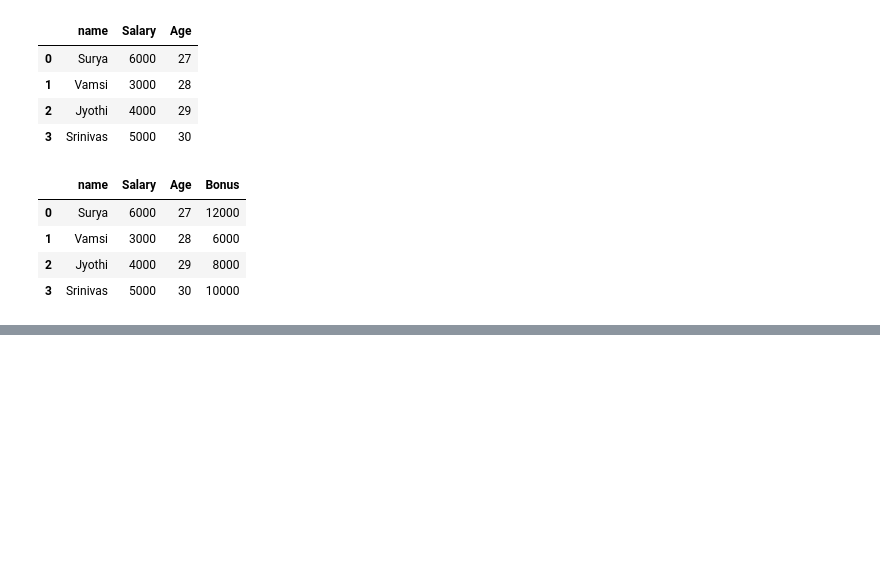
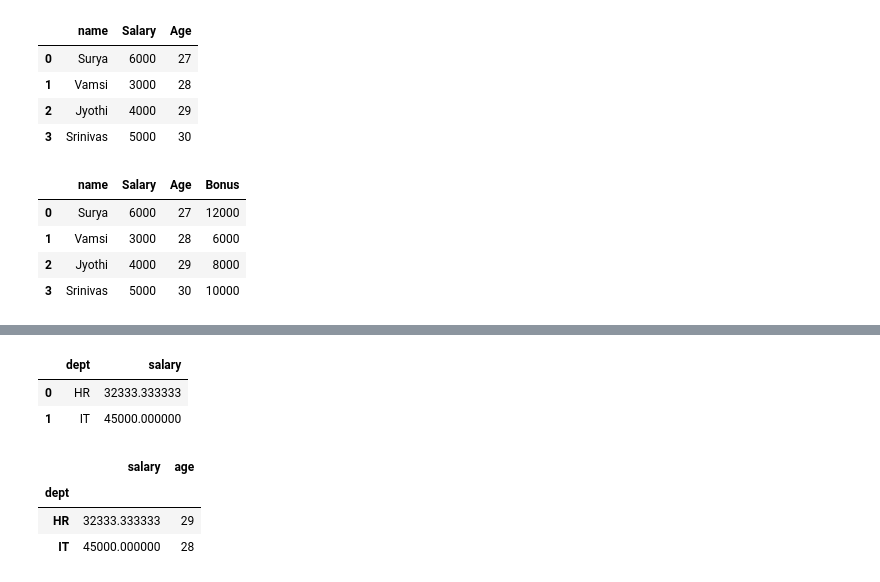
Before and after one commit to suryalucky/LogicMojo-AI-ML-Jan26-Surya789, a Jupyter notebook: Day5_OOPS/oops+panda+numpy.ipynb, the cells around one changed output, grey strips where cells are left out. Cells and saved outputs as stored; diff of their text form; code cells hidden in the pictures; blank space fills up the shorter version.

```diff
--- a/Day5_OOPS/oops+panda+numpy.ipynb
+++ b/Day5_OOPS/oops+panda+numpy.ipynb
@@ -262,0 +315,18 @@ df
+# %%
+df.groupby('dept')["salary"].mean().reset_index()
+# %% [output]
+|  | dept | salary |
+| 0 | HR | 32333.333333 |
+| 1 | IT | 45000.000000 |
+# %%
+df.groupby("dept").agg(
+    {
+        "salary": "mean",
+        "age": "max"
+    }
+)
+# %% [output]
+|  | salary | age |
+| dept |  |  |
+| HR | 32333.333333 | 29 |
+| IT | 45000.000000 | 28 |
```
Also changed, not shown: parts of 5 cells of this notebook, 3 other files.
